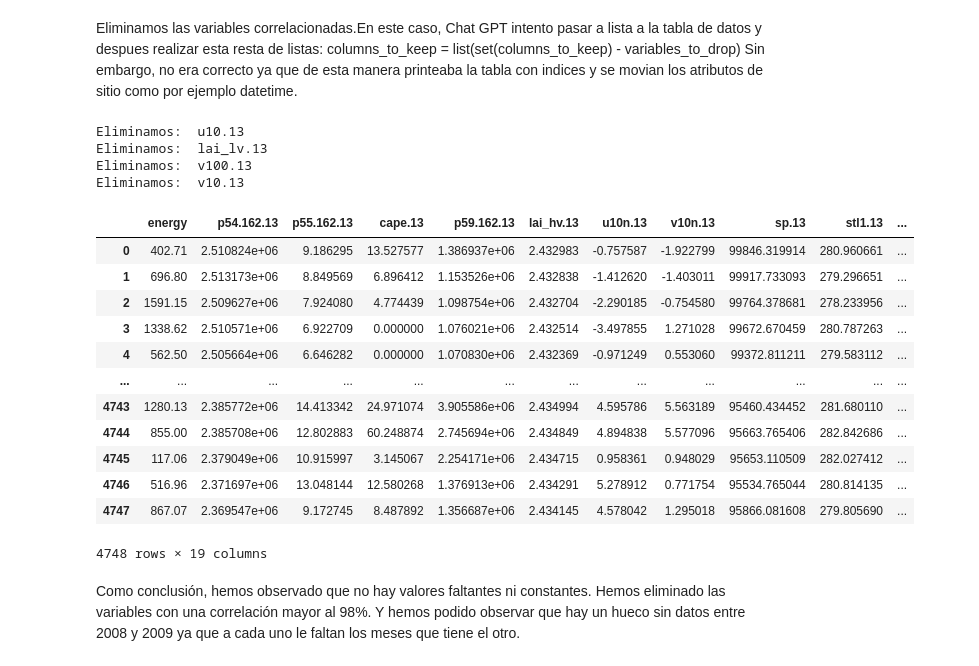
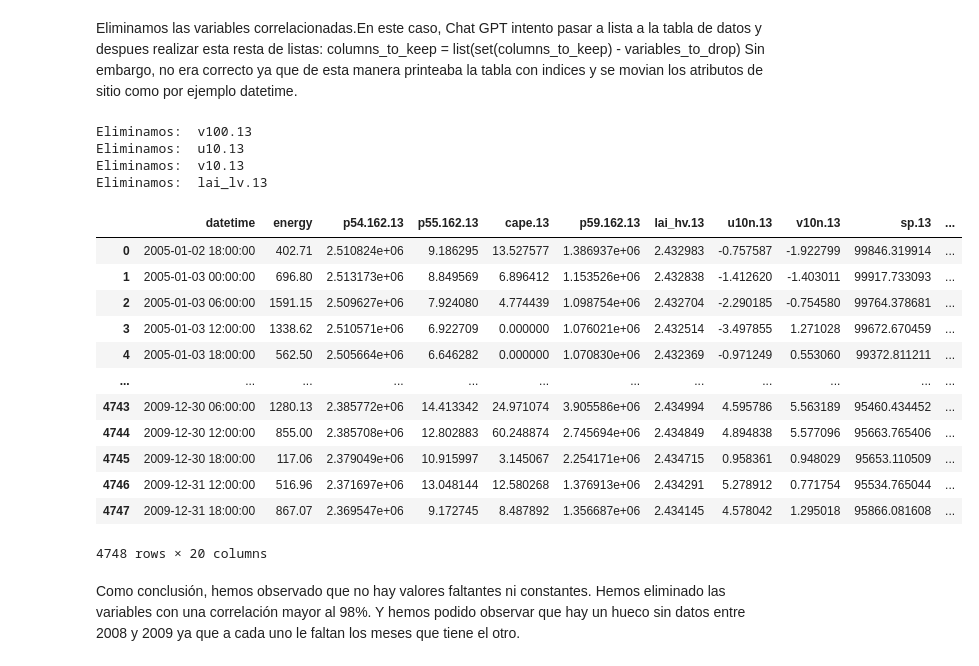
Before and after one commit to Mariolh33/G2_100472188_100429058, a Jupyter notebook: Notebook1.ipynb, the cells around one changed output. Drawn from its saved outputs; the diff is of its cells as text; code cells hidden in the pictures.

```diff
--- a/Notebook1.ipynb
+++ b/Notebook1.ipynb
@@ -238,38 +238,34 @@ Variables a eliminar: {'u10.13', 'lai_lv.13', 'v100.13', 'v10.13'}
 Eliminamos las variables correlacionadas.En este caso, Chat GPT intento pasar a lista a la tabla de datos y despues realizar esta resta de listas: columns_to_keep = list(set(columns_to_keep) - variables_to_drop)
 Sin embargo, no era correcto ya que de esta manera printeaba la tabla con indices y se movian los atributos de sitio como por ejemplo datetime.
 # %%
-columns_to_keep = ['energy'] + [col for col in wind_ava.columns if col.endswith('13')]
-# columns_to_keep = ['datetime','energy'] + [col for col in wind_ava.columns if col.endswith('13')]
+columns_to_keep = ['datetime','energy'] + [col for col in wind_ava.columns if col.endswith('13')]
 
 
 
 for element in variables_to_drop:
   columns_to_keep.remove(element)
   print("Eliminamos: ", element)
 
 sotavento = wind_ava[columns_to_keep]
-
-X = sotavento[columns_to_keep]
-# y = sotavento[dataY]
 sotavento
 # %% [output]
+Eliminamos:  v100.13
 Eliminamos:  u10.13
+Eliminamos:  v10.13
 Eliminamos:  lai_lv.13
-Eliminamos:  v100.13
-Eliminamos:  v10.13
-|  | energy | p54.162.13 | p55.162.13 | cape.13 | p59.162.13 | lai_hv.13 | u10n.13 | v10n.13 | sp.13 | stl1.13 | ... |
-| 0 | 402.71 | 2.510824e+06 | 9.186295 | 13.527577 | 1.386937e+06 | 2.432983 | -0.757587 | -1.922799 | 99846.319914 | 280.960661 | ... |
-| 1 | 696.80 | 2.513173e+06 | 8.849569 | 6.896412 | 1.153526e+06 | 2.432838 | -1.412620 | -1.403011 | 99917.733093 | 279.296651 | ... |
-| 2 | 1591.15 | 2.509627e+06 | 7.924080 | 4.774439 | 1.098754e+06 | 2.432704 | -2.290185 | -0.754580 | 99764.378681 | 278.233956 | ... |
-| 3 | 1338.62 | 2.510571e+06 | 6.922709 | 0.000000 | 1.076021e+06 | 2.432514 | -3.497855 | 1.271028 | 99672.670459 | 280.787263 | ... |
-| 4 | 562.50 | 2.505664e+06 | 6.646282 | 0.000000 | 1.070830e+06 | 2.432369 | -0.971249 | 0.553060 | 99372.811211 | 279.583112 | ... |
+|  | datetime | energy | p54.162.13 | p55.162.13 | cape.13 | p59.162.13 | lai_hv.13 | u10n.13 | v10n.13 | sp.13 | ... |
+| 0 | 2005-01-02 18:00:00 | 402.71 | 2.510824e+06 | 9.186295 | 13.527577 | 1.386937e+06 | 2.432983 | -0.757587 | -1.922799 | 99846.319914 | ... |
+| 1 | 2005-01-03 00:00:00 | 696.80 | 2.513173e+06 | 8.849569 | 6.896412 | 1.153526e+06 | 2.432838 | -1.412620 | -1.403011 | 99917.733093 | ... |
+| 2 | 2005-01-03 06:00:00 | 1591.15 | 2.509627e+06 | 7.924080 | 4.774439 | 1.098754e+06 | 2.432704 | -2.290185 | -0.754580 | 99764.378681 | ... |
+| 3 | 2005-01-03 12:00:00 | 1338.62 | 2.510571e+06 | 6.922709 | 0.000000 | 1.076021e+06 | 2.432514 | -3.497855 | 1.271028 | 99672.670459 | ... |
+| 4 | 2005-01-03 18:00:00 | 562.50 | 2.505664e+06 | 6.646282 | 0.000000 | 1.070830e+06 | 2.432369 | -0.971249 | 0.553060 | 99372.811211 | ... |
 | ... | ... | ... | ... | ... | ... | ... | ... | ... | ... | ... | ... |
-| 4743 | 1280.13 | 2.385772e+06 | 14.413342 | 24.971074 | 3.905586e+06 | 2.434994 | 4.595786 | 5.563189 | 95460.434452 | 281.680110 | ... |
-| 4744 | 855.00 | 2.385708e+06 | 12.802883 | 60.248874 | 2.745694e+06 | 2.434849 | 4.894838 | 5.577096 | 95663.765406 | 282.842686 | ... |
-| 4745 | 117.06 | 2.379049e+06 | 10.915997 | 3.145067 | 2.254171e+06 | 2.434715 | 0.958361 | 0.948029 | 95653.110509 | 282.027412 | ... |
-| 4746 | 516.96 | 2.371697e+06 | 13.048144 | 12.580268 | 1.376913e+06 | 2.434291 | 5.278912 | 0.771754 | 95534.765044 | 280.814135 | ... |
-| 4747 | 867.07 | 2.369547e+06 | 9.172745 | 8.487892 | 1.356687e+06 | 2.434145 | 4.578042 | 1.295018 | 95866.081608 | 279.805690 | ... |
+| 4743 | 2009-12-30 06:00:00 | 1280.13 | 2.385772e+06 | 14.413342 | 24.971074 | 3.905586e+06 | 2.434994 | 4.595786 | 5.563189 | 95460.434452 | ... |
+| 4744 | 2009-12-30 12:00:00 | 855.00 | 2.385708e+06 | 12.802883 | 60.248874 | 2.745694e+06 | 2.434849 | 4.894838 | 5.577096 | 95663.765406 | ... |
+| 4745 | 2009-12-30 18:00:00 | 117.06 | 2.379049e+06 | 10.915997 | 3.145067 | 2.254171e+06 | 2.434715 | 0.958361 | 0.948029 | 95653.110509 | ... |
+| 4746 | 2009-12-31 12:00:00 | 516.96 | 2.371697e+06 | 13.048144 | 12.580268 | 1.376913e+06 | 2.434291 | 5.278912 | 0.771754 | 95534.765044 | ... |
+| 4747 | 2009-12-31 18:00:00 | 867.07 | 2.369547e+06 | 9.172745 | 8.487892 | 1.356687e+06 | 2.434145 | 4.578042 | 1.295018 | 95866.081608 | ... |
-4748 rows × 19 columns
+4748 rows × 20 columns
 # %% [markdown]
 Como conclusión, hemos observado que no hay valores faltantes ni constantes. Hemos eliminado las variables con una correlación mayor al 98%. Y hemos podido observar que hay un hueco sin datos entre 2008 y 2009 ya que a cada uno le faltan los meses que tiene el otro.
 # %% [markdown]
```
Also changed, not shown: parts of 9 cells of this notebook.
